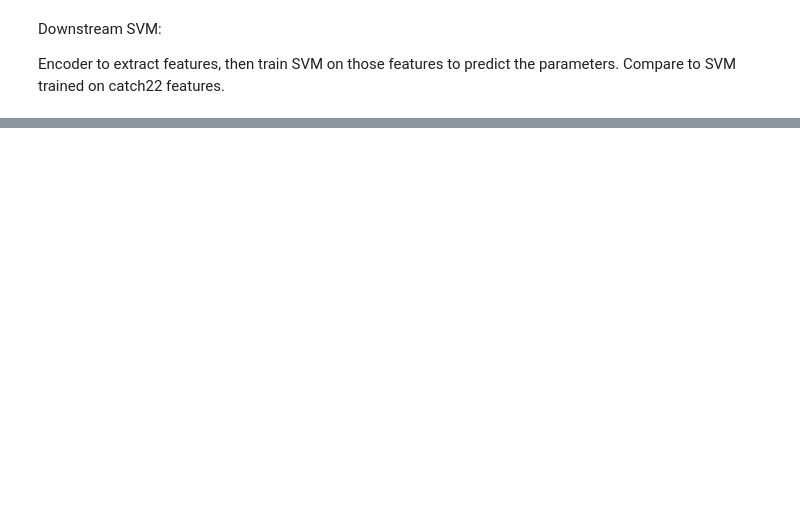
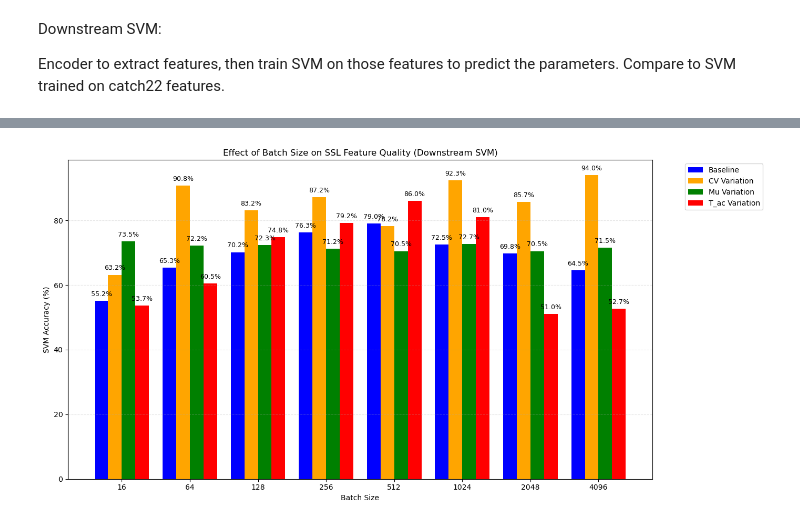
Before and after one commit to GrignardReagent/SSA, a Jupyter notebook: experiments/EXP-26-IY017/IY017_SSL.ipynb, the cells around one changed output, grey strips where cells are left out. Drawn from its saved outputs; the diff is of its cells as text; code cells hidden in the pictures; blank space fills up the shorter version.

```diff
--- a/experiments/EXP-26-IY017/IY017_SSL.ipynb
+++ b/experiments/EXP-26-IY017/IY017_SSL.ipynb
@@ -316,3 +316,13 @@ View project at https://wandb.ai/grignard-reagent/IY017-SSL-model
 View run at https://wandb.ai/grignard-reagent/IY017-SSL-model/runs/99toemnf
 Starting SSL training...
 ValueError: Expected more than 1 value per channel when training, got input size torch.Size([1, 16])
+# %%
+trained_model_paths = ['IY017_simCLR_b16_lr0.01_d0.01_L2_H4_D16_model.pth',
+                       'IY017_simCLR_b64_lr0.01_L2_H4_D16_20260215_163742_model.pth', # batch size 64
+                       f'IY017_simCLR_b128_lr0.01_L2_H4_D16_20260217_151037_model.pth', # batch size 128
+                       'IY017_simCLR_b256_lr0.01_L2_H4_D16_20260218_154425_model.pth',
+                       'IY017_simCLR_b512_lr0.01_L2_H4_D16_20260219_154043_model.pth',
+                       'IY017_simCLR_b1024_lr0.01_L2_H4_D16_20260219_164413_model.pth',
+                       'IY017_simCLR_b2048_lr0.01_L2_H4_D16_20260220_162432_model.pth',
+                       'IY017_simCLR_b4096_lr0.01_L2_H4_D16_20260221_140729_model.pth'
+                       ]
@@ -703,0 +741,83 @@ T_ac Variation...... 87.17%
+# %%
+# Data extracted from the output logs above
+# Key: Batch Size, Value: Dictionary of accuracies per task
+results_data = {
+16: {
+"Baseline": 55.17,
+"CV Variation": 63.17,
+"Mu Variation": 73.50,
+"T_ac Variation": 53.67
+},
+64: {
+"Baseline": 65.33,
+"CV Variation": 90.83,
+"Mu Variation": 72.17,
+"T_ac Variation": 60.50
+},
+128: {
+"Baseline": 70.17,
+"CV Variation": 83.17,
+"Mu Variation": 72.33,
+"T_ac Variation": 74.83
+},
+256: {
+"Baseline": 76.33,
+"CV Variation": 87.17,
+"Mu Variation": 71.17,
+"T_ac Variation": 79.17
+},
+512: {
+"Baseline": 79.00,
+"CV Variation": 78.17,
+"Mu Variation": 70.50,
+"T_ac Variation": 86.00
+},
+1024: {
+"Baseline": 72.50,
+"CV Variation": 92.33,
+"Mu Variation": 72.67,
+"T_ac Variation": 81.00
+},
+2048: {
+"Baseline": 69.83,
+"CV Variation": 85.67,
+"Mu Variation": 70.50,
+"T_ac Variation": 51.00
+},
+4096: {
+"Baseline": 64.50,
+"CV Variation": 94.00,
+"Mu Variation": 71.50,
+"T_ac Variation": 52.67
+}
+}
+
+# Prepare data for plotting
+batch_sizes = sorted(results_data.keys())
+tasks = ["Baseline", "CV Variation", "Mu Variation", "T_ac Variation"]
+task_colors = {'Baseline': 'blue', 'CV Variation': 'orange', 'Mu Variation': 'green', 'T_ac Variation': 'red'}
+x = np.arange(len(batch_sizes)) # label locations
+width = 0.2 # width of the bars
+
+plt.figure(figsize=(14, 7))
+
+# Create grouped bars
+for i, task in enumerate(tasks):
+    accuracies = [results_data[b][task] for b in batch_sizes]
+    # Offset each bar by width * i
+    offset = (i - len(tasks)/2) * width + width/2
+    plt.bar(x + offset, accuracies, width, label=task, color=task_colors.get(task))
+
+    plt.xlabel('Batch Size')
+    plt.ylabel('SVM Accuracy (%)')
+    plt.title('Effect of Batch Size on SSL Feature Quality (Downstream SVM)')
+    plt.xticks(x, [str(b) for b in batch_sizes])
+    plt.legend(bbox_to_anchor=(1.05, 1), loc='upper left')
+    # show the accuracies on top of the bars
+    for j, acc in enumerate(accuracies):
+        plt.text(x[j] + offset, acc + 1, f"{acc:.1f}%", ha='center', va='bottom', fontsize=9)
+    plt.grid(True, axis='y', linestyle='--', alpha=0.3)
+    plt.tight_layout()
+plt.show()
+# %% [output]
+[figure, added]
```
Also changed, not shown: parts of 10 cells of this notebook, 5 other files.
